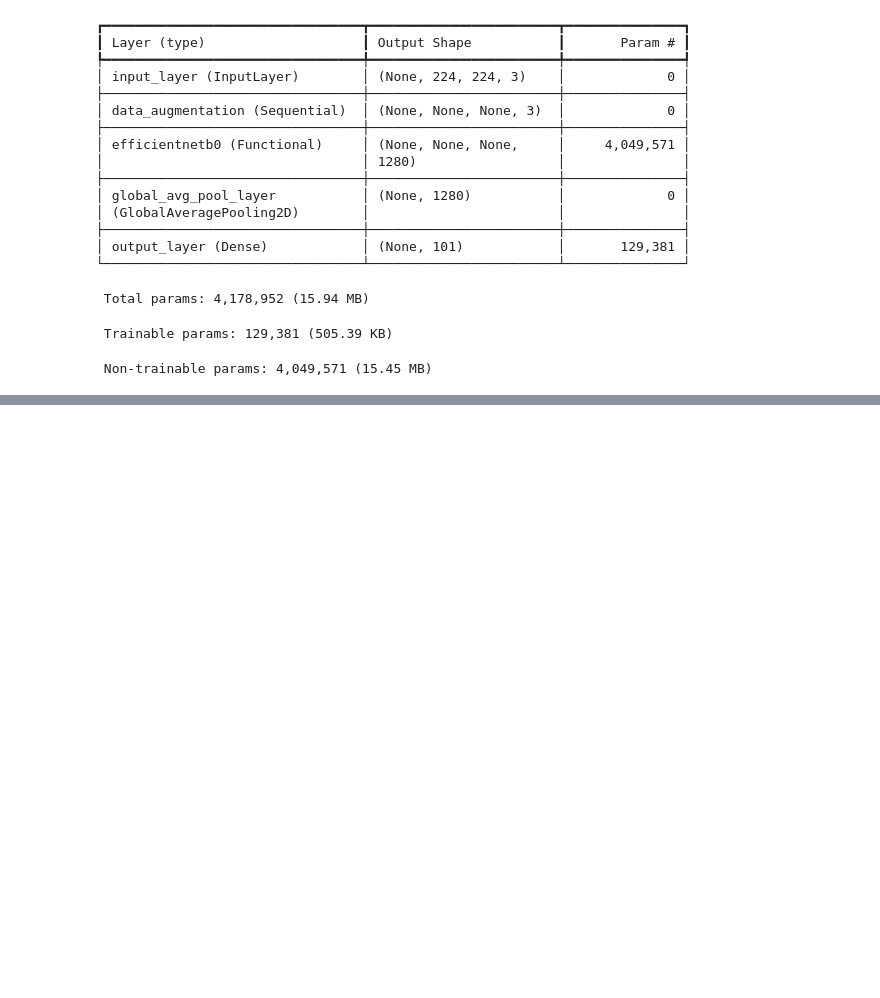
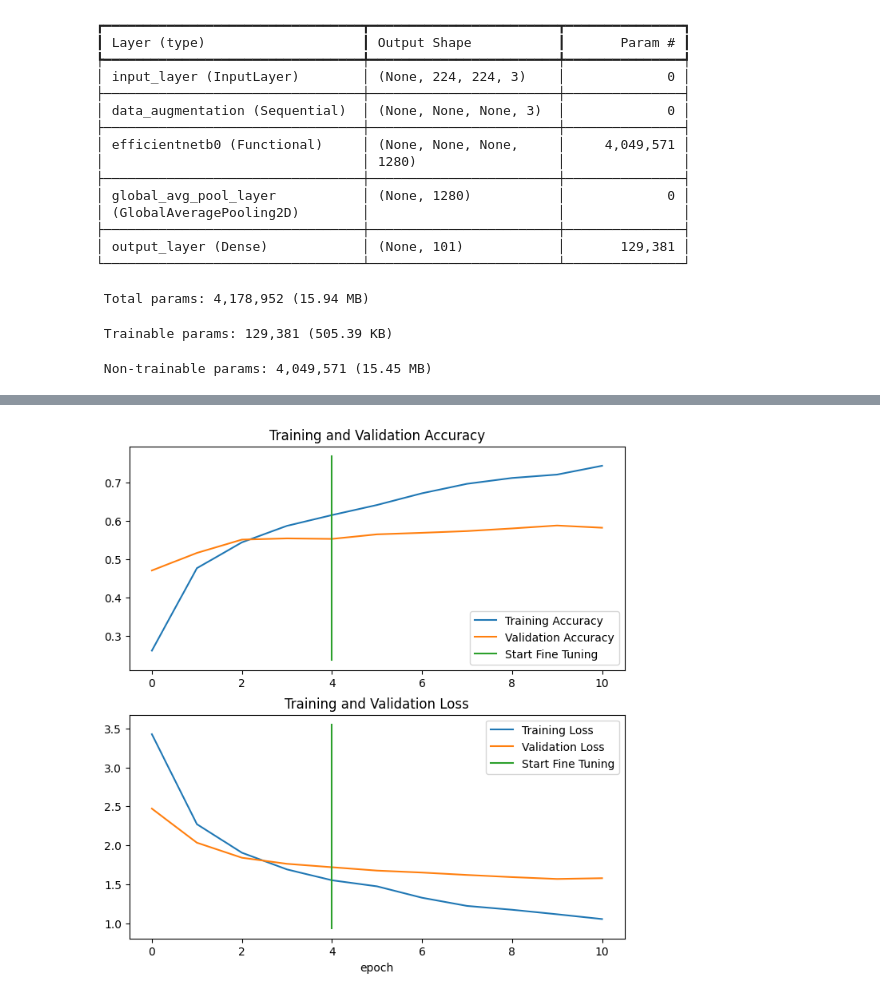
Before and after one commit to mohamed-habib-jaberi/Deep-Learning, a Jupyter notebook: Transfer_Learning_with_TensorFlow_Part_3__Scaling_up_.ipynb, the cells around one changed output, grey strips where cells are left out. Cells and saved outputs as stored; diff of their text form; code cells hidden in the pictures; blank space fills up the shorter version.

Commit message:
Fine tuning our feature extraction model and evaluate its perfermance

```diff
--- a/Transfer_Learning_with_TensorFlow_Part_3__Scaling_up_.ipynb
+++ b/Transfer_Learning_with_TensorFlow_Part_3__Scaling_up_.ipynb
@@ -200,0 +214,5 @@ plot_loss_curves(history_all_classes_10_percent)
+# %%
+# Recompile model with lower learning (it's typically best practice to lower the learning rate when fine-tuning)
+model.compile(loss="categorical_crossentropy",
+              optimizer=tf.keras.optimizers.Adam(learning_rate=0.0001), # learning rate lowered by 10x
+              metrics=["accuracy"])
@@ -200,0 +251,10 @@ plot_loss_curves(history_all_classes_10_percent)
+# %%
+# Fine-tune for 5 more epochs
+fine_tune_epochs = 10 # model has already done 5 epochs (feature extraction), this is the total number of epochs we're after (5 + 5 = 10)
+
+# Fine-tune our model
+history_all_classes_10_percent_fine_tune = model.fit(train_data_all_10_percent,
+                                                     epochs=fine_tune_epochs,
+                                                     validation_data=test_data,
+                                                     validation_steps=int(0.15 * len(test_data)),
+                                                     initial_epoch=history_all_classes_10_percent.epoch[-1])
@@ -200,0 +281,7 @@ plot_loss_curves(history_all_classes_10_percent)
+# %%
+# Compare the histories of feature extraction model with fine-tuning model
+compare_historys(original_history=history_all_classes_10_percent,
+                 new_history=history_all_classes_10_percent_fine_tune,
+                 initial_epochs=5)
+# %% [output]
+[figure, added]
```
Also changed, not shown: parts of 14 cells of this notebook, 2 other files.
